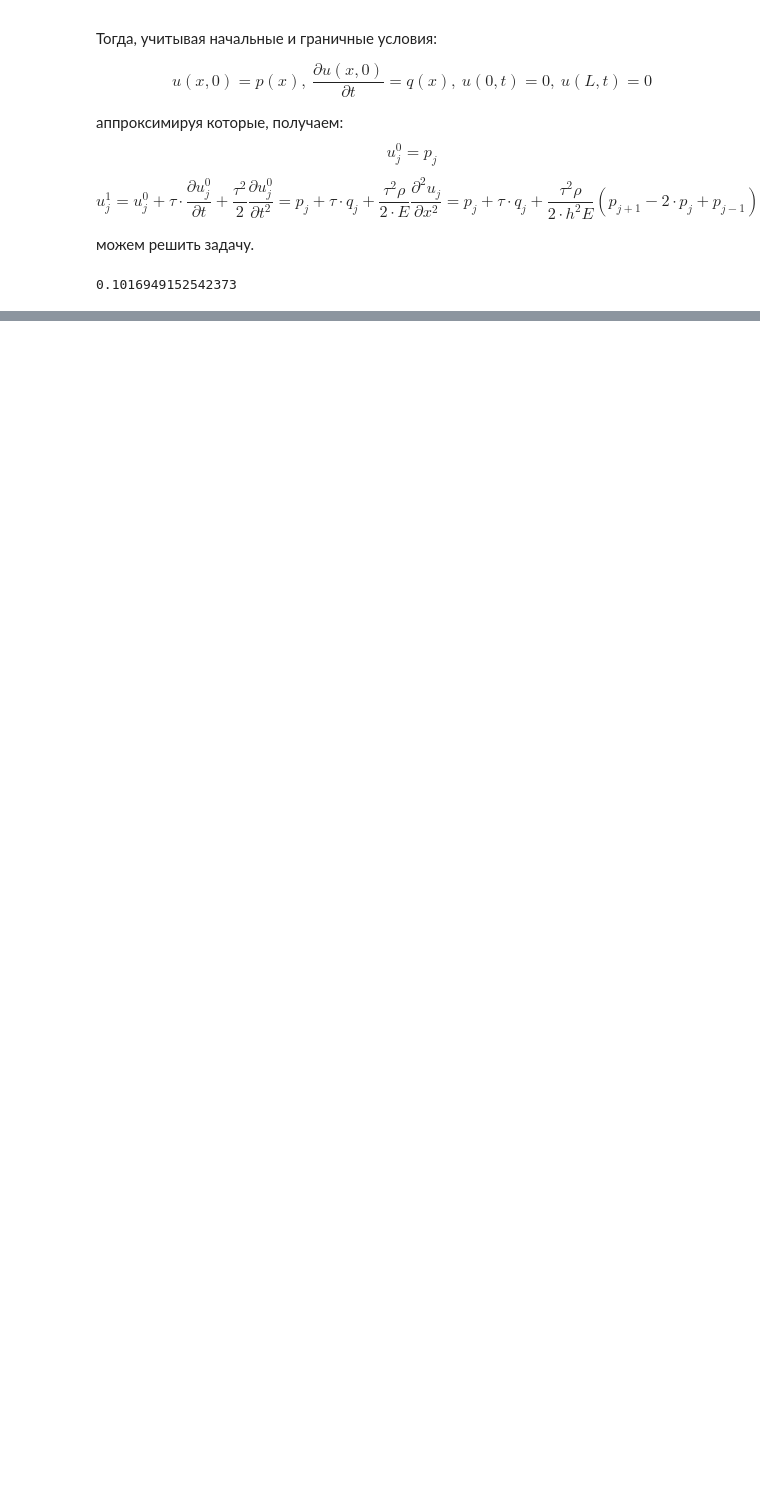
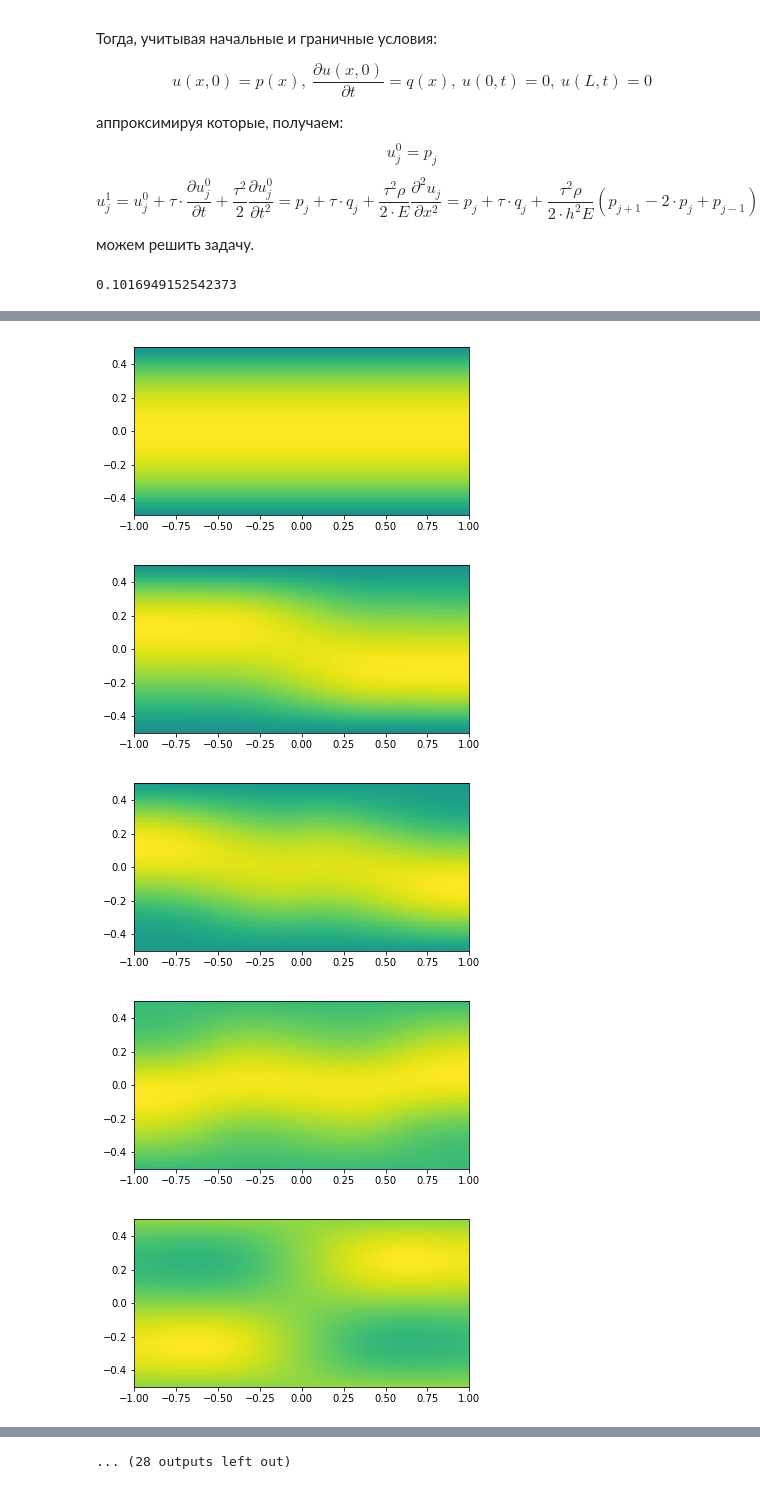
Before and after one commit to kirsider/MChA_5sem, a Jupyter notebook: lab5.ipynb, the cells around one changed output, grey strips where cells are left out. Drawn from its saved outputs; the diff is of its cells as text; code cells hidden in the pictures; blank space fills up the shorter version.

Commit message:
added solver for task2

```diff
--- a/lab5.ipynb
+++ b/lab5.ipynb
@@ -108,0 +140,41 @@ plt.show()
+# %%
+# variant 19 -> 19 mod 6 + 1 = 2
+
+a = 2
+b = 1
+p = lambda x, y: np.arctan( np.cos(np.pi * x / a) )
+q = lambda x, y: np.sin(2 * np.pi * x / a) * np.sin(2 * np.pi * y / b)
+NX = 100
+NY = 100
+hx = a / NX
+hy = b / NY
+t = 0.001
+NT = 10000
+# %%
+def solve2():
+    MOM = np.zeros(shape=(NT, NX, NY))
+    X = np.array([np.linspace(-a/2, a/2, NX)]).T
+    Y = np.array([np.linspace(-b/2, b/2, NY)])
+    MOM[0, 1:-1, :] = p(X[1:-1],Y)
+    MOM[1, 1:-1, 1:-1] = p(X[1:-1], Y[:, 1:-1]) + t * q(X[1:-1], Y[:, 1:-1]) + (t / hx) ** 2 / 2 * (p(X[2:], Y[:, 1:-1]) - 2*p(X[1:-1], Y[:, 1:-1]) + p(X[:-2], Y[:, 1:-1])) + (t / hy) ** 2 / 2 * (p(X[1:-1], Y[:, 2:]) - 2*p(X[1:-1], Y[:, 1:-1]) + p(X[1:-1], Y[:, :-2]))
+    MOM[1, 1:-1, 0] = MOM[1, 1:-1, 1]
+    MOM[1, 1:-1, -1] = MOM[1, 1:-1, -2]
+
+    for i in range(2, NT):
+        MOM[i, 1:-1, 1:-1] = (t / hx)**2 * (MOM[i-1, 2:, 1:-1] - 2 * MOM[i-1, 1:-1, 1:-1] + MOM[i-1, :-2, 1:-1]) + (t / hy)**2 * (MOM[i-1, 1:-1, 2:] - 2 * MOM[i-1, 1:-1, 1:-1] + MOM[i-1, 1:-1, :-2]) + 2 * MOM[i-1, 1:-1, 1:-1] - MOM[i-2, 1:-1, 1:-1]
+        MOM[i, 1:-1, 0] = MOM[i, 1:-1, 1]
+        MOM[i, 1:-1, -1] = MOM[i, 1:-1, -2]
+
+    return MOM
+# %%
+sol = solve2()
+
+for i in range(0, NT, NT//40):
+    plt.imshow(sol[i], vmin=-0.8, extent=(-a/2, a/2, -b/2, b/2))
+    plt.show()
+# %% [output]
+[figure, added]
+[figure, added]
+[figure, added]
+[figure, added]
+[figure, added]
@@ -108,0 +188 @@ plt.show()
+... (28 outputs left out)
```
Also changed, not shown: parts of 7 cells of this notebook.
